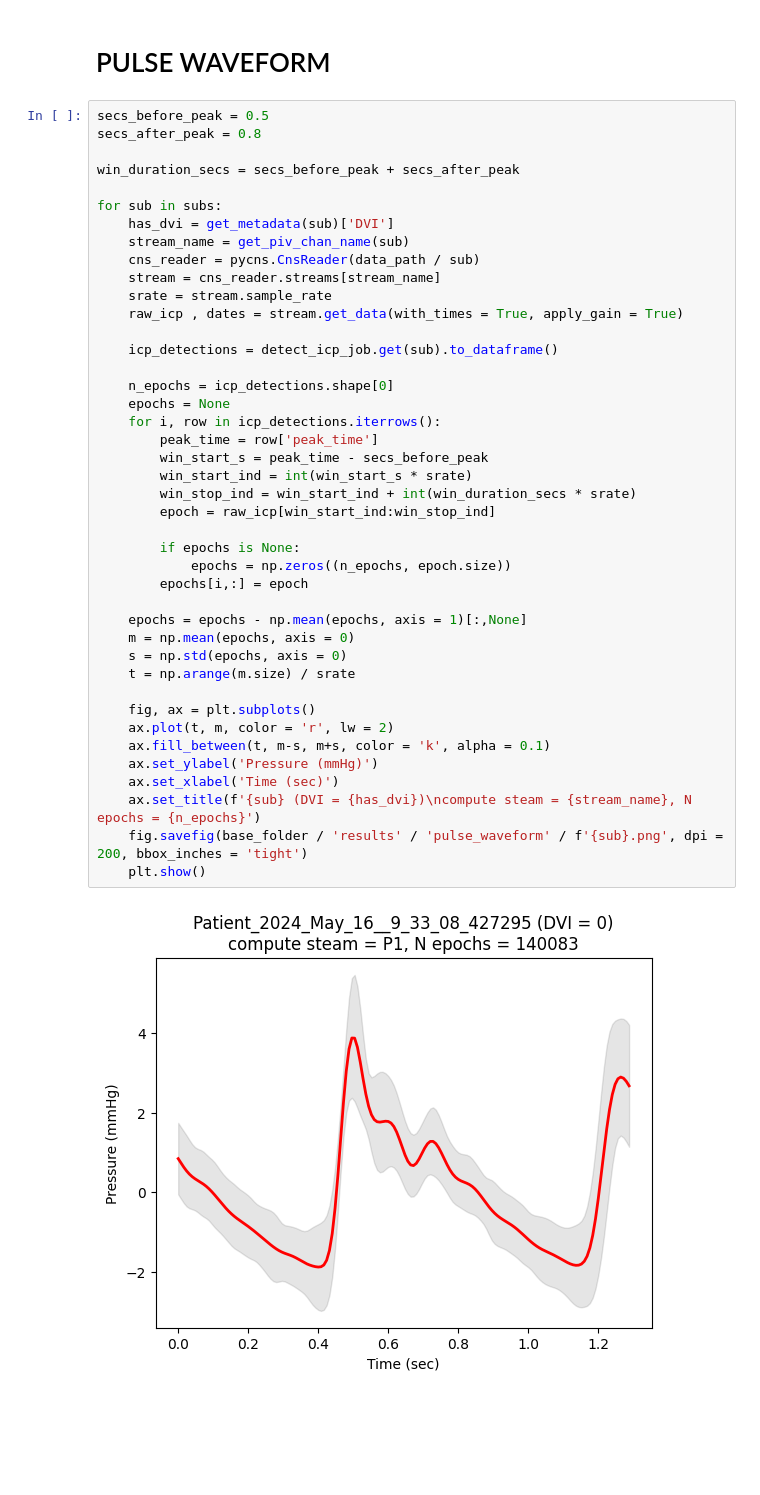
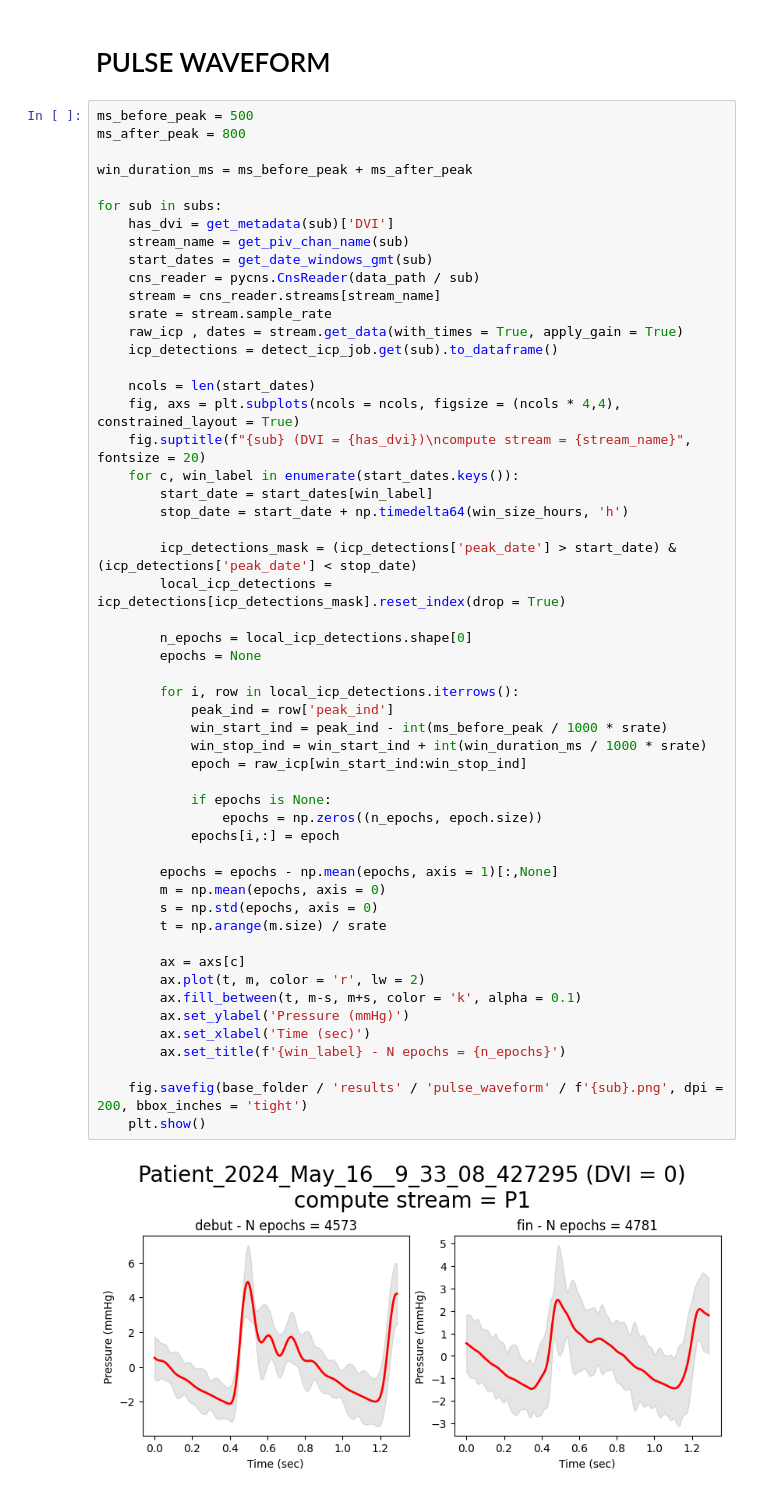
Before and after one commit to ValentinGhibaudo/Scripts_Projet_Clampage_DVE, a Jupyter notebook: valentin_sandbox.ipynb, the cells around one changed output. Drawn from its saved outputs; the diff is of its cells as text; blank space fills up the shorter version.

```diff
--- a/valentin_sandbox.ipynb
+++ b/valentin_sandbox.ipynb
@@ -152,46 +118,57 @@ for sub in subs:
 # %% [markdown]
 # PULSE WAVEFORM
 # %%
-secs_before_peak = 0.5
-secs_after_peak = 0.8
+ms_before_peak = 500
+ms_after_peak = 800
 
-win_duration_secs = secs_before_peak + secs_after_peak
+win_duration_ms = ms_before_peak + ms_after_peak
 
 for sub in subs:
     has_dvi = get_metadata(sub)['DVI']
     stream_name = get_piv_chan_name(sub)
+    start_dates = get_date_windows_gmt(sub)
     cns_reader = pycns.CnsReader(data_path / sub)
     stream = cns_reader.streams[stream_name]
     srate = stream.sample_rate
     raw_icp , dates = stream.get_data(with_times = True, apply_gain = True)
-
     icp_detections = detect_icp_job.get(sub).to_dataframe()
 
-    n_epochs = icp_detections.shape[0]
-    epochs = None
-    for i, row in icp_detections.iterrows():
-        peak_time = row['peak_time']
-        win_start_s = peak_time - secs_before_peak
-        win_start_ind = int(win_start_s * srate)
-        win_stop_ind = win_start_ind + int(win_duration_secs * srate)
-        epoch = raw_icp[win_start_ind:win_stop_ind]
+    ncols = len(start_dates)
+    fig, axs = plt.subplots(ncols = ncols, figsize = (ncols * 4,4), constrained_layout = True)
+    fig.suptitle(f"{sub} (DVI = {has_dvi})\ncompute stream = {stream_name}", fontsize = 20)
+    for c, win_label in enumerate(start_dates.keys()):
+        start_date = start_dates[win_label]
+        stop_date = start_date + np.timedelta64(win_size_hours, 'h')
 
-        if epochs is None:
-            epochs = np.zeros((n_epochs, epoch.size))
-        epochs[i,:] = epoch
+        icp_detections_mask = (icp_detections['peak_date'] > start_date) & (icp_detections['peak_date'] < stop_date)
+        local_icp_detections = icp_detections[icp_detections_mask].reset_index(drop = True)
 
-    epochs = epochs - np.mean(epochs, axis = 1)[:,None]
-    m = np.mean(epochs, axis = 0)
-    s = np.std(epochs, axis = 0)
-    t = np.arange(m.size) / srate
+        n_epochs = local_icp_detections.shape[0]
+        epochs = None
 
-    fig, ax = plt.subplots()
-    ax.plot(t, m, color = 'r', lw = 2)
-    ax.fill_between(t, m-s, m+s, color = 'k', alpha = 0.1)
-    ax.set_ylabel('Pressure (mmHg)')
-    ax.set_xlabel('Time (sec)')
-    ax.set_title(f'{sub} (DVI = {has_dvi})\ncompute steam = {stream_name}, N epochs = {n_epochs}')
+        for i, row in local_icp_detections.iterrows():
+            peak_ind = row['peak_ind']
+            win_start_ind = peak_ind - int(ms_before_peak / 1000 * srate)
+            win_stop_ind = win_start_ind + int(win_duration_ms / 1000 * srate)
+            epoch = raw_icp[win_start_ind:win_stop_ind]
+
+            if epochs is None:
+                epochs = np.zeros((n_epochs, epoch.size))
+            epochs[i,:] = epoch
+
+        epochs = epochs - np.mean(epochs, axis = 1)[:,None]
+        m = np.mean(epochs, axis = 0)
+        s = np.std(epochs, axis = 0)
+        t = np.arange(m.size) / srate
+
+        ax = axs[c]
+        ax.plot(t, m, color = 'r', lw = 2)
+        ax.fill_between(t, m-s, m+s, color = 'k', alpha = 0.1)
+        ax.set_ylabel('Pressure (mmHg)')
+        ax.set_xlabel('Time (sec)')
+        ax.set_title(f'{win_label} - N epochs = {n_epochs}')
+
     fig.savefig(base_folder / 'results' / 'pulse_waveform' / f'{sub}.png', dpi = 200, bbox_inches = 'tight')
     plt.show()
 # %% [output]
-[figure, old version]
+[figure, new version]
```
Also changed, not shown: parts of 7 cells of this notebook.
